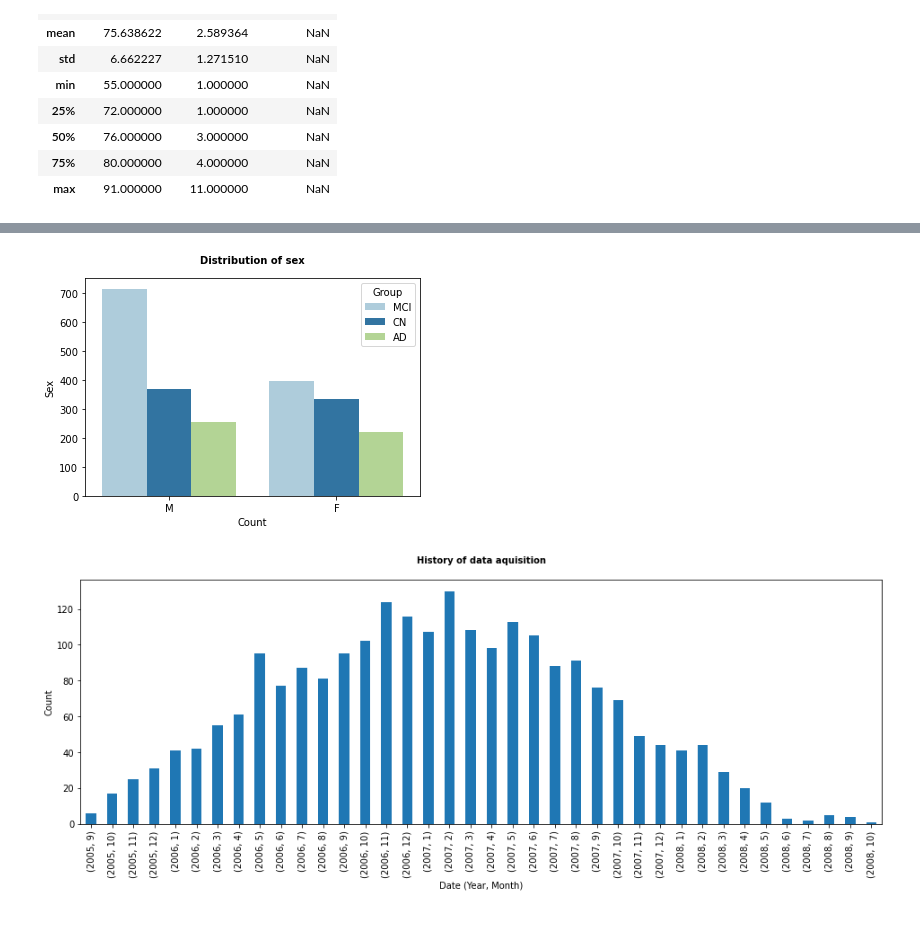
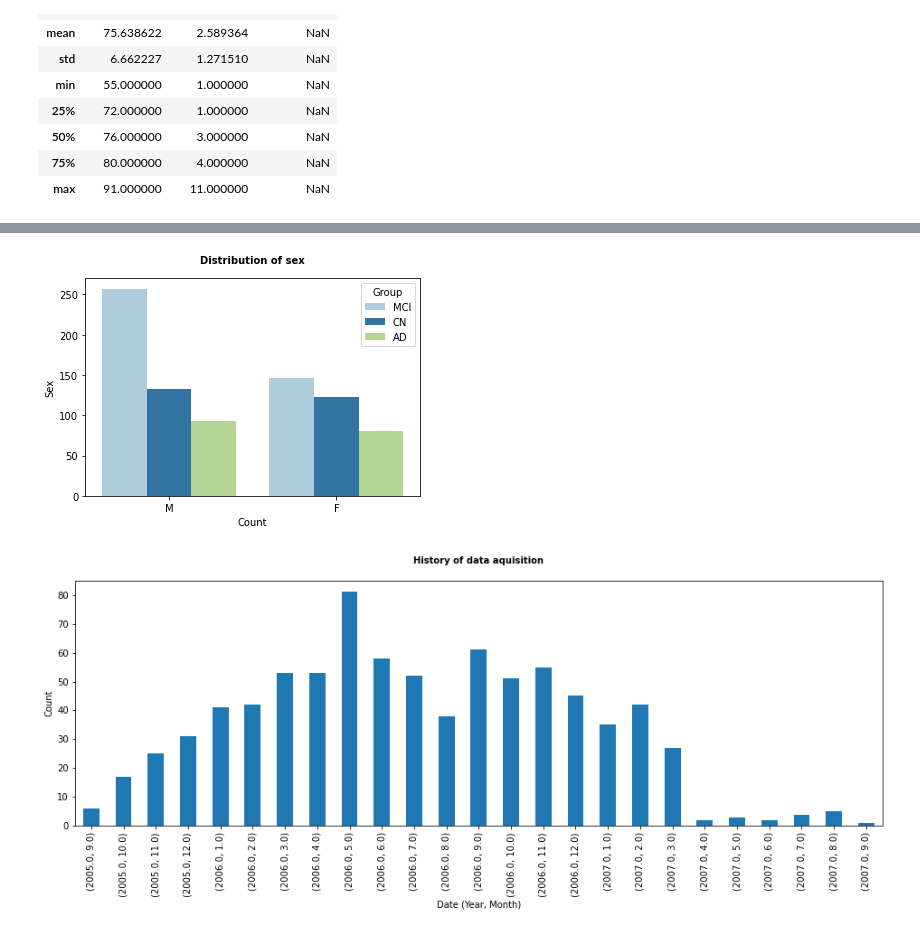
Before and after one commit to roman-studer/fhnw_ds_fs22_cdl1_cml1_Brain_Health_Challenge, a Jupyter notebook: notebooks/0_eda/Exploratory Data Analysis.ipynb, the cells around one changed output, grey strips where cells are left out. Saved outputs shown, nothing was run; the diff lists cells and outputs as text; code cells hidden in the pictures.

```diff
--- a/notebooks/0_eda/Exploratory Data Analysis.ipynb
+++ b/notebooks/0_eda/Exploratory Data Analysis.ipynb
@@ -100,0 +121,3 @@ data.describe()
+# %%
+data_visit_1 = data[data['Visit'] == 1] # selects only the first visits in the data
+data_visit_1.head()
@@ -121,11 +166,11 @@ plotters.plot_wrapper(g, 'Distribution of sex', '', 'Count','Sex')
 # %%
-g = sns.countplot(data=data, x='Sex', hue='Group', palette=CONFIG['COLOR_DISCRETE'])
+g = sns.countplot(data=data_visit_1, x='Sex', hue='Group', palette=CONFIG['COLOR_DISCRETE'])
 plotters.plot_wrapper(g, 'Distribution of sex', '', 'Count','Sex')
 # %% [output]
-[figure, old version]
+[figure, new version]
 # %%
 plt.figure(figsize=(16,5))
-g = data.groupby([data["Acq Date"].dt.year, data["Acq Date"].dt.month]).Subject.count().plot(kind="bar")
+g = data.groupby([data_visit_1["Acq Date"].dt.year, data_visit_1["Acq Date"].dt.month]).Subject.count().plot(kind="bar")
 plotters.plot_wrapper(g, 'History of data aquisition', '', 'Date (Year, Month)','Count')
 # %% [output]
-[figure, old version]
+[figure, new version]
```
Also changed, not shown: parts of 28 cells of this notebook, 9 other files.
